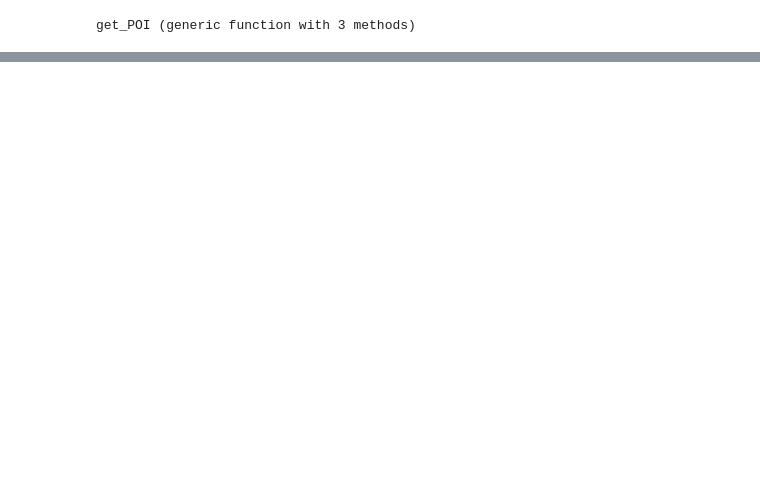
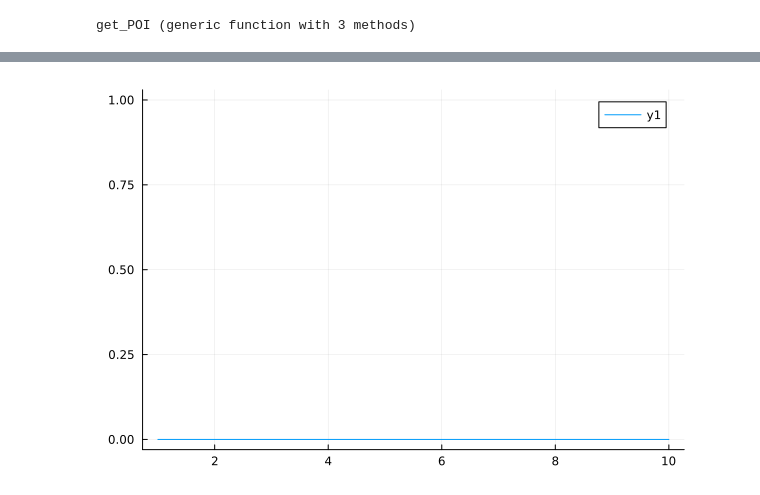
Before and after one commit to AdamKasinski/walkability_analyses, a Jupyter notebook: example.ipynb, the cells around one changed output, grey strips where cells are left out. Drawn from its saved outputs; the diff is of its cells as text; code cells hidden in the pictures; blank space fills up the shorter version.

```diff
--- a/example.ipynb
+++ b/example.ipynb
@@ -75,0 +50,7 @@ attr = calculate_attractiveness_of_sector(points,ix,:restaurants)
+# %%
+center = LLA(50.061692315544654, 19.939496620660737)
+center_albuquerque = LLA(35.08423721432912, -106.65041238006276)
+center_amsterdam = LLA(52.367580788364805, 4.9041322375431236)
+ix = AttractivenessSpatIndex(df)
+ix_albuquerque = AttractivenessSpatIndex(df_albuq)
+ix_amsterdam = AttractivenessSpatIndex(df_amsterdam)
@@ -75,0 +75,4 @@ attr = calculate_attractiveness_of_sector(points,ix,:restaurants)
+# %%
+#points = generate_sectors(10,1000,center,200)
+#points_albuq = generate_sectors(10,1000,center_albuquerque,200)
+points_amsterdam = generate_sectors(10,1000,center_amsterdam,200)
@@ -75,0 +91,4 @@ attr = calculate_attractiveness_of_sector(points,ix,:restaurants)
+# %%
+#attr = calculate_attractiveness_of_sector(points,ix,:education)
+#attr_alb = calculate_attractiveness_of_sector(points_albuq,ix_albuquerque,:education)
+attr_amsterdam = calculate_attractiveness_of_sector(points_amsterdam,ix_amsterdam,:transport)
@@ -75,0 +107,2 @@ attr = calculate_attractiveness_of_sector(points,ix,:restaurants)
+# %%
+x_axis = [i for i in 1:10]
@@ -75,0 +121,6 @@ attr = calculate_attractiveness_of_sector(points,ix,:restaurants)
+# %%
+plot(x_axis,attr)
+plot(x_axis,attr_alb)
+plot(x_axis,attr_amsterdam)
+# %% [output]
+[figure, added]
```
Also changed, not shown: parts of 14 cells of this notebook, 2 other files.
